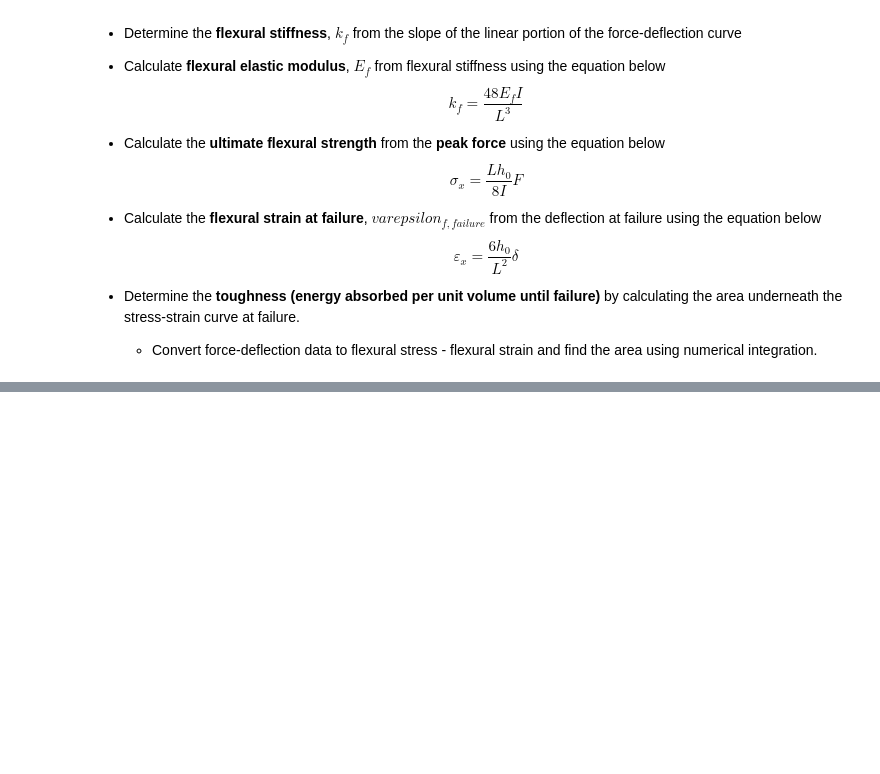
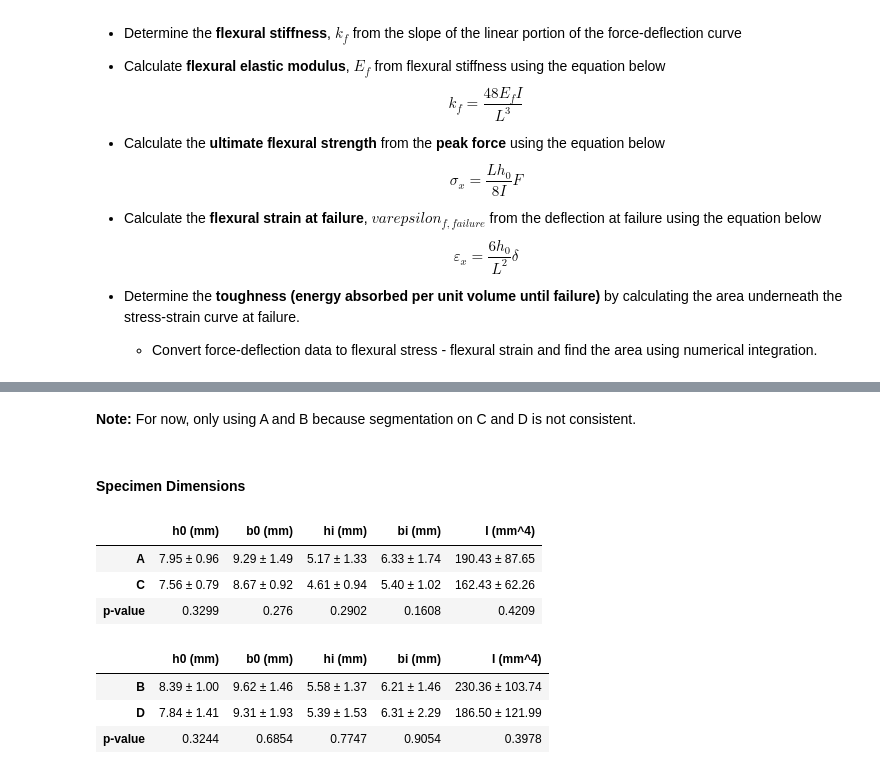
Before and after one commit to Kabilan108/drexel-coursework, a Jupyter notebook: bmes301/lab4/Data Analysis.ipynb, the cells around one changed output, grey strips where cells are left out. Saved outputs shown, nothing was run; the diff lists cells and outputs as text; code cells hidden in the pictures; blank space fills up the shorter version.

```diff
--- a/bmes301/lab4/Data Analysis.ipynb
+++ b/bmes301/lab4/Data Analysis.ipynb
@@ -111,0 +89,62 @@ Specimen B:
+# %% [markdown]
+**Note:** For now, only using A and B because segmentation on C and D is not
+consistent.
+# %% [markdown]
+#### Specimen Dimensions
+# %%
+# Get the dimensions of the specimens
+dims = specimen.drop(columns=['team'])
+
+# Compute a summary statistics table for each strain_rate
+# and use a t-test to compare the mean of each strain_group
+for strain in dims['strain_rate'].unique():
+    # Define strain groups
+    if strain == 0.0016:  x, y = 'A', 'C'
+    elif strain == 0.40:  x, y = 'B', 'D'
+
+    # Subset data
+    _d = (dims[dims['strain_rate'] == strain]
+        .drop(columns=['strain_rate']))
+
+    # Compute means
+    mean = (_d.groupby('strain_group')
+        .mean()
+        .to_dict(orient='index'))  # type: ignore
+
+    # Compute standard deviations
+    stdv = (_d.groupby('strain_group')
+        .std()
+        .to_dict(orient='index'))  # type: ignore
+
+    # Compute t-test
+    ttest = stats.ttest_ind(
+        _d[_d['strain_group'] == x].drop(columns=['strain_group']),
+        _d[_d['strain_group'] == y].drop(columns=['strain_group']),
+        equal_var=True
+    ).pvalue
+
+    # Create a summary table
+    res = {x: {}, y: {}}
+    for group in [x, y]:
+        res[group] ={
+            "h0 (mm)": f"{mean[group]['h0']:.2f} ± {stdv[group]['h0']:.2f}",
+            "b0 (mm)": f"{mean[group]['b0']:.2f} ± {stdv[group]['b0']:.2f}",
+            "hi (mm)": f"{mean[group]['hi']:.2f} ± {stdv[group]['hi']:.2f}",
+            "bi (mm)": f"{mean[group]['bi']:.2f} ± {stdv[group]['bi']:.2f}",
+            "I (mm^4)": f"{mean[group]['I']:.2f} ± {stdv[group]['I']:.2f}"
+        }
+    res = pd.DataFrame(res).T
+
+    # Add row with p-values
+    res.loc['p-value'] = ttest.round(4)
+
+    display(res)
+# %% [output]
+|  | h0 (mm) | b0 (mm) | hi (mm) | bi (mm) | I (mm^4) |
+| A | 7.95 ± 0.96 | 9.29 ± 1.49 | 5.17 ± 1.33 | 6.33 ± 1.74 | 190.43 ± 87.65 |
+| C | 7.56 ± 0.79 | 8.67 ± 0.92 | 4.61 ± 0.94 | 5.40 ± 1.02 | 162.43 ± 62.26 |
+| p-value | 0.3299 | 0.276 | 0.2902 | 0.1608 | 0.4209 |
+|  | h0 (mm) | b0 (mm) | hi (mm) | bi (mm) | I (mm^4) |
+| B | 8.39 ± 1.00 | 9.62 ± 1.46 | 5.58 ± 1.37 | 6.21 ± 1.46 | 230.36 ± 103.74 |
+| D | 7.84 ± 1.41 | 9.31 ± 1.93 | 5.39 ± 1.53 | 6.31 ± 2.29 | 186.50 ± 121.99 |
+| p-value | 0.3244 | 0.6854 | 0.7747 | 0.9054 | 0.3978 |
```
Also changed, not shown: parts of 11 cells of this notebook, 1 other file.
